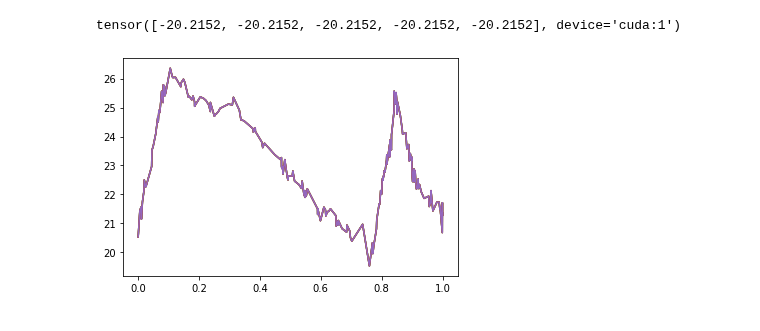
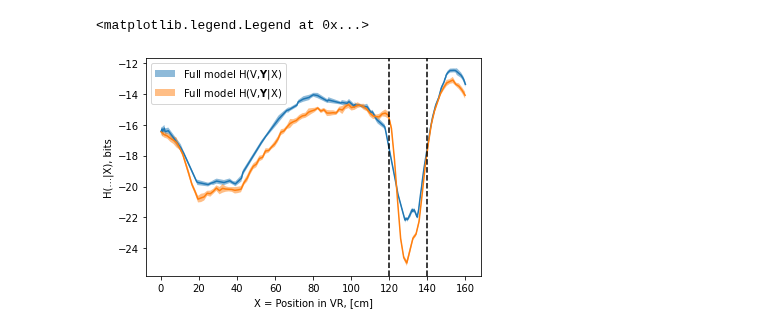
Before and after one commit to NinelK/CopulaGP, a Jupyter notebook: notebooks/vine/Vine.ipynb, the cells around one changed output. Saved outputs shown, nothing was run; the diff lists cells and outputs as text; code cells hidden in the pictures.

```diff
--- a/notebooks/vine/Vine.ipynb
+++ b/notebooks/vine/Vine.ipynb
@@ -54,0 +219,8 @@ likelihoods, vine = v.load(models_lists, weight_files, train_x)
+# %%
+X,Y = utils.standard_loader(f"{conf.path2data}/ST260_Day{day}_unconditional.pkl")
+singleH = np.empty((Y.shape[-1],2))
+for i in range(Y.shape[-1]):
+    singleH[i,:] = MI.BI_KSG(X.reshape((*X.shape,1)),Y[...,i].reshape((*X.shape,1)))
+    print(singleH[i,:])
+with open(f"{home}/results/singleH{day}.pkl","wb") as f: #single variable BI_KSG:(MI,H(Y|X)) from uncond. data
+    pkl.dump(singleH,f)
@@ -54,0 +245,7 @@ likelihoods, vine = v.load(models_lists, weight_files, train_x)
+# %%
+H1 = []
+for d in range(1,5):
+    with open(f"{home}/results/singleH{d}.pkl","rb") as f:
+        singleH = pkl.load(f)
+    H1.append(-singleH[:,1].sum())
+H1
@@ -104,27 +467,41 @@ tensor(-20.1616, device='cuda:1') tensor(-23.1799, device='cuda:1')
 # %%
-vineC = v.CVine(copula_layers[1:],train_x,device=train_x.device)
-%time entropyC = vineC.entropy(sem_tol=sem_tol, mc_size=mc_size, v=True)
+# vineC = v.CVine(copula_layers[1:],train_x,device=train_x.device)
+# %time entropyC = vineC.entropy(sem_tol=sem_tol, mc_size=mc_size, v=True)
+# with open(f"{home}/results/H_Y_withconf.pkl","wb") as f:
+#     pkl.dump([train_x.cpu().numpy(),entropies],f)
+with open(f"{home}/results/H_gV_withconf.pkl","rb") as f:
+    dat = pkl.load(f)
-# %%
-entropy[:,0]
-# %% [output]
-tensor([-20.2152, -20.2152, -20.2152, -20.2152, -20.2152], device='cuda:1')
 # %%
 # x = data['Xr'][subset.cpu().numpy()]
 # order = np.argsort(x)
 # x = x[order]
 # plt.plot(x,-entropy.cpu().numpy()[order])
 # plt.plot(x,-entropyC.cpu().numpy()[order])
 # plt.xlabel('time to entering reward zone, [sec]')
 # plt.ylabel(r'$-H(Y,V|X)$')
 # plt.axvline(0,color='k')
-x = train_x.cpu().numpy()
+x = train_x.cpu().numpy()*160
 order = np.argsort(x)
 x = x[order]
-for i in range(5):
-    y = -entropy[i].cpu().numpy()[order]
-    plt.plot(x,y)
+mean = [entropies.mean(0)[order]]
+std = [entropies.std(0)[order]]
+# print(mean.shape,x.shape)
+for i,label in enumerate([r'Full model H(V,$\mathbf{Y}$|X)']):#,r'Conditional H($\mathbf{Y}$|V,X)']):
+    plt.plot(x,mean[i])
+    plt.fill_between(x,mean[i]-std[i],mean[i]+std[i],alpha=0.5,label=label)
+mean = dat[1].mean(1)
+std = dat[1].std(1)
+i = 0
+plt.plot(dat[0]*160,mean[i])
+plt.fill_between(dat[0]*160,mean[i]-std[i],mean[i]+std[i],alpha=0.5,label=label)
+plt.xlabel("X = Position in VR, [cm]")
+plt.ylabel("H(...|X), bits")
+plt.axvline(120,color='k',linestyle='dashed')
+plt.axvline(140,color='k',linestyle='dashed')
+plt.legend()
 # %% [output]
+<matplotlib.legend.Legend at 0x...>
-[figure, old version]
+[figure, new version]
 # %%
 x = train_x.cpu().numpy()
 order = np.argsort(x)
```
Also changed, not shown: parts of 31 cells of this notebook, 3 other files.
